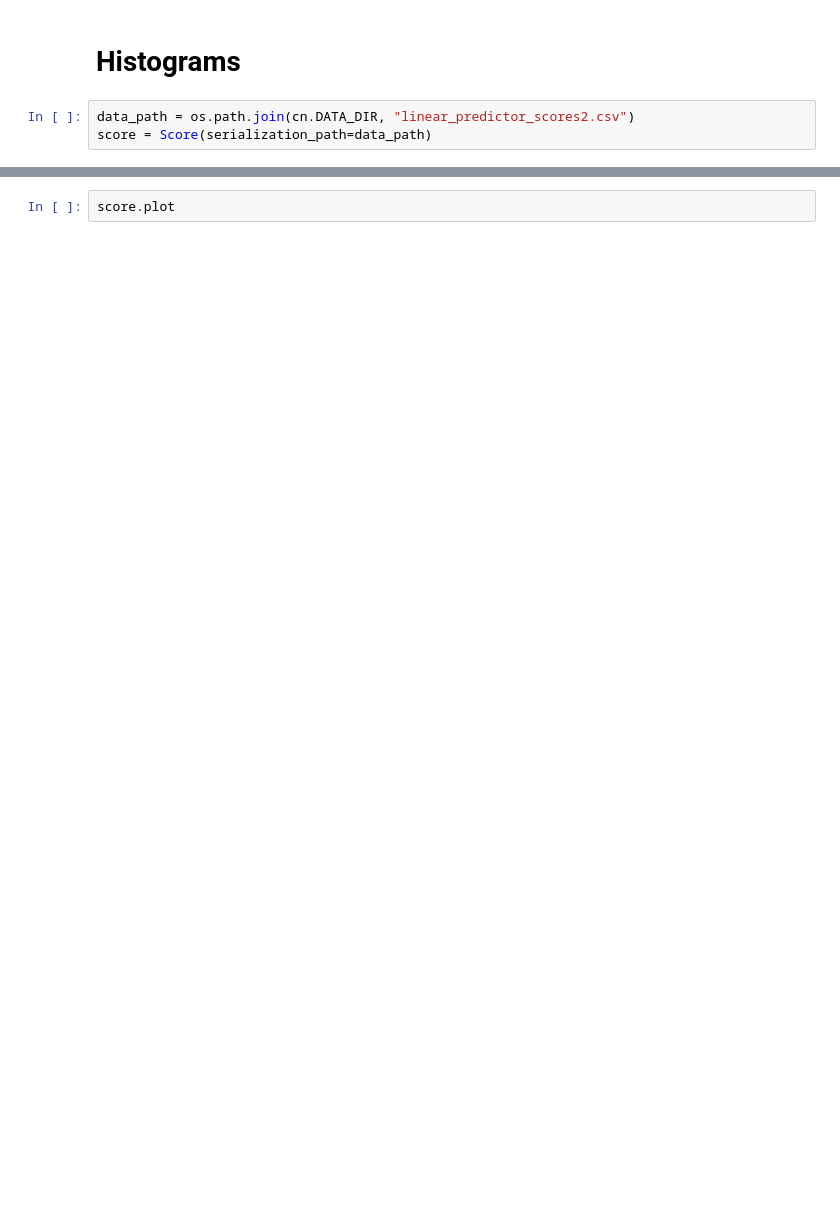
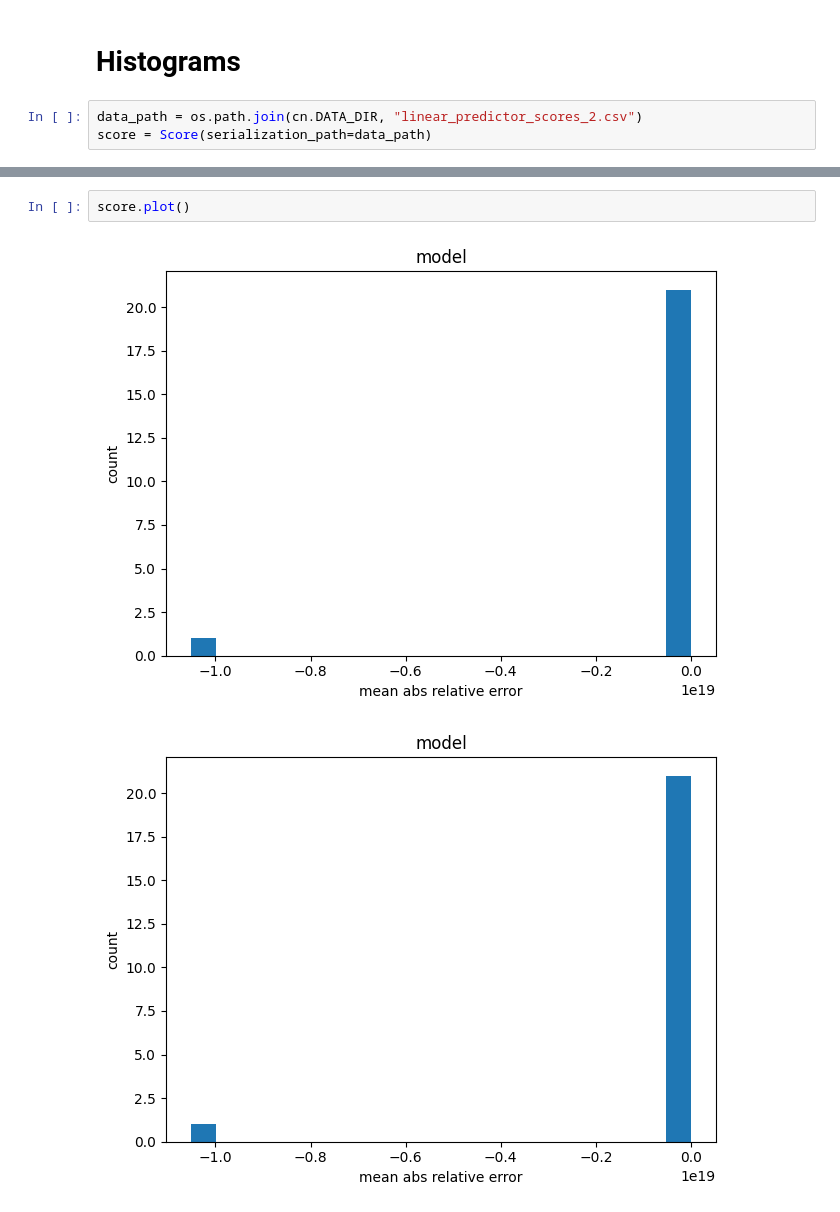
Before and after one commit to ModelEngineering/model_linearity_analysis, a Jupyter notebook: notebooks/score_analysis.ipynb, the cells around one changed output, grey strips where cells are left out. Drawn from its saved outputs; the diff is of its cells as text; blank space fills up the shorter version.

```diff
--- a/notebooks/score_analysis.ipynb
+++ b/notebooks/score_analysis.ipynb
@@ -28,7 +23,7 @@ _ = trajectory.plot(ylim=[0, 10])
 # %% [markdown]
 # Histograms
 # %%
-data_path = os.path.join(cn.DATA_DIR, "linear_predictor_scores2.csv")
+data_path = os.path.join(cn.DATA_DIR, "linear_predictor_scores_2.csv")
 score = Score(serialization_path=data_path)
 # %%
 score.score_df
@@ -35,2 +44,5 @@ score.score_df
 # %%
-score.plot
+score.plot()
+# %% [output]
+[figure, added]
+[figure, added]
```
Also changed, not shown: parts of 3 cells of this notebook, 3 other files.
